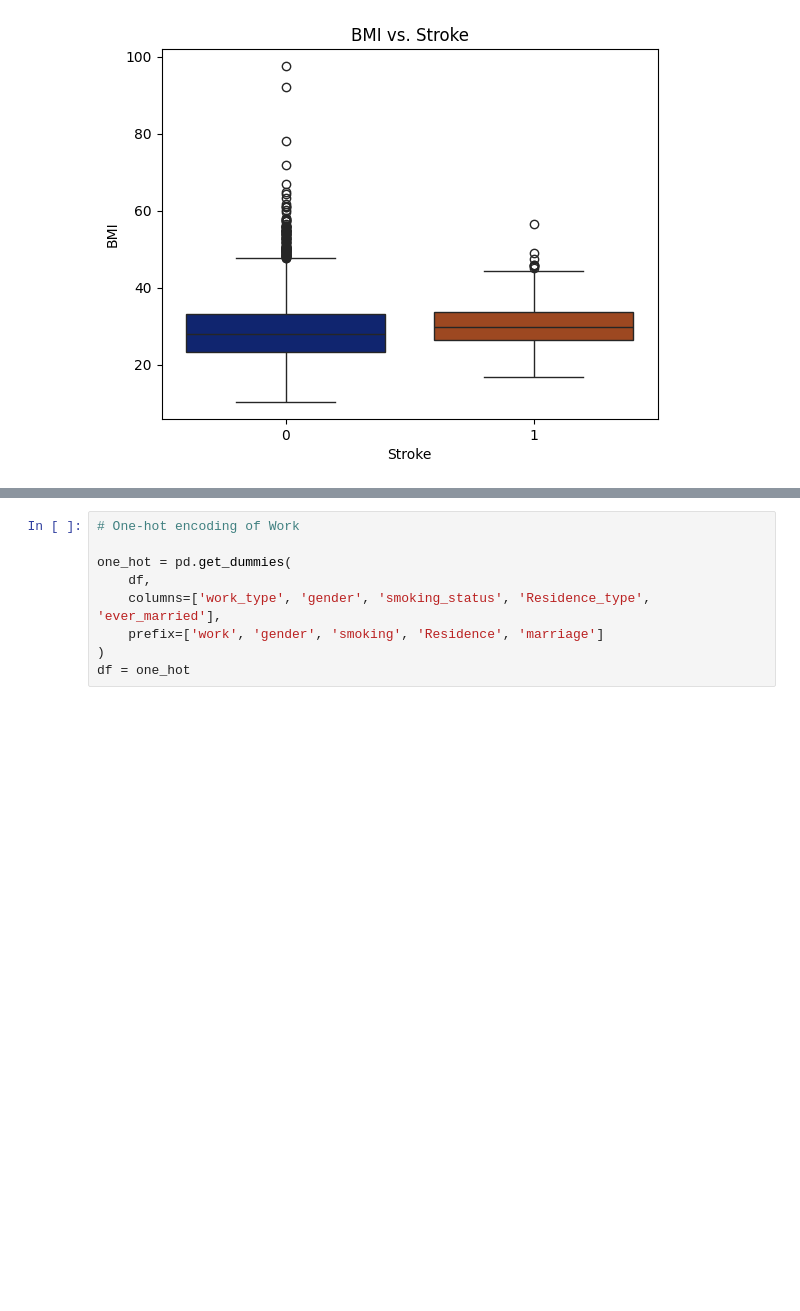
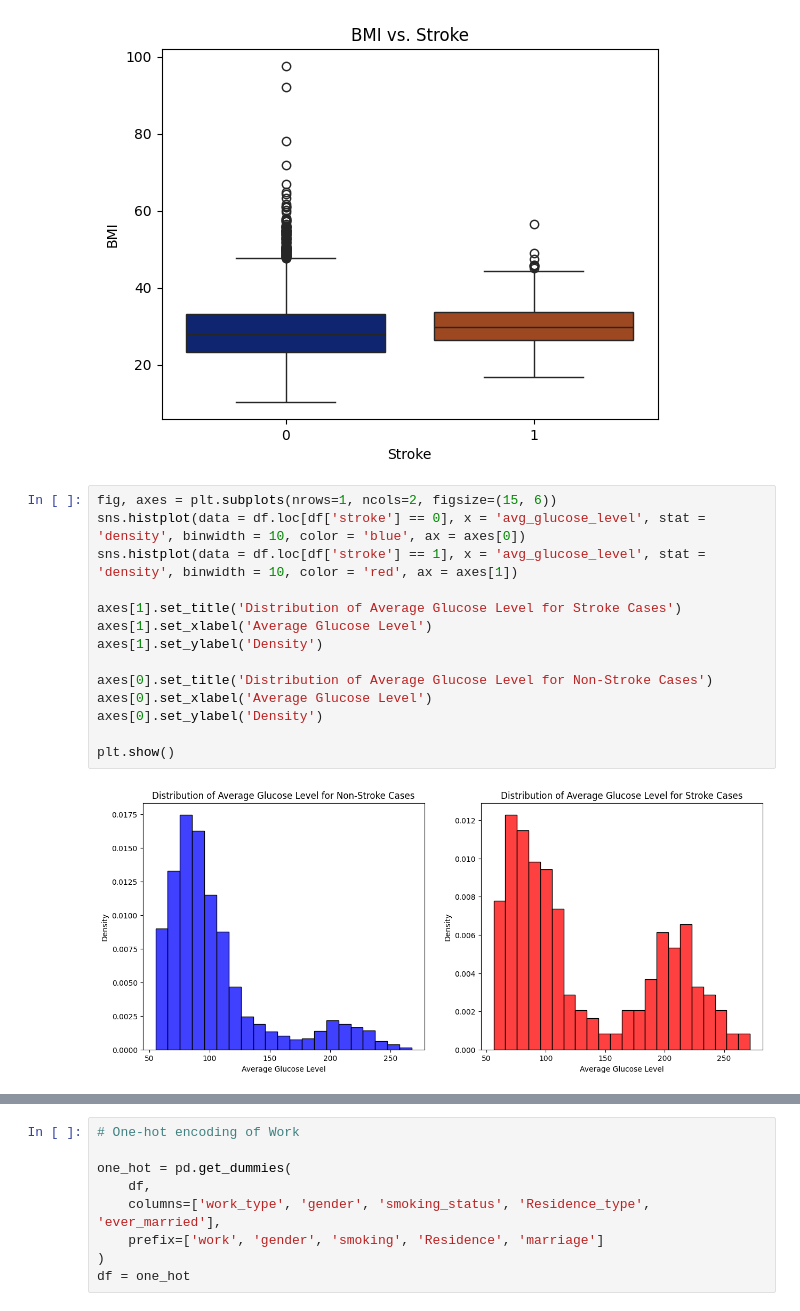
Before and after one commit to nick01as/AI-ML-starter-kit, a Jupyter notebook: eda.ipynb, the cells around one changed output, grey strips where cells are left out. Drawn from its saved outputs; the diff is of its cells as text; blank space fills up the shorter version.

```diff
--- a/eda.ipynb
+++ b/eda.ipynb
@@ -106,3 +102,19 @@ Passing `palette` without assigning `hue` is deprecated and will be removed in v
 
   sns.boxplot(data=df, x='stroke', y='bmi', palette = 'dark')
 [figure]
+# %%
+fig, axes = plt.subplots(nrows=1, ncols=2, figsize=(15, 6))
+sns.histplot(data = df.loc[df['stroke'] == 0], x = 'avg_glucose_level', stat = 'density', binwidth = 10, color = 'blue', ax = axes[0])
+sns.histplot(data = df.loc[df['stroke'] == 1], x = 'avg_glucose_level', stat = 'density', binwidth = 10, color = 'red', ax = axes[1])
+
+axes[1].set_title('Distribution of Average Glucose Level for Stroke Cases')
+axes[1].set_xlabel('Average Glucose Level')
+axes[1].set_ylabel('Density')
+
+axes[0].set_title('Distribution of Average Glucose Level for Non-Stroke Cases')
+axes[0].set_xlabel('Average Glucose Level')
+axes[0].set_ylabel('Density')
+
+plt.show()
+# %% [output]
+[figure, added]
```
Also changed, not shown: parts of 6 cells of this notebook.
